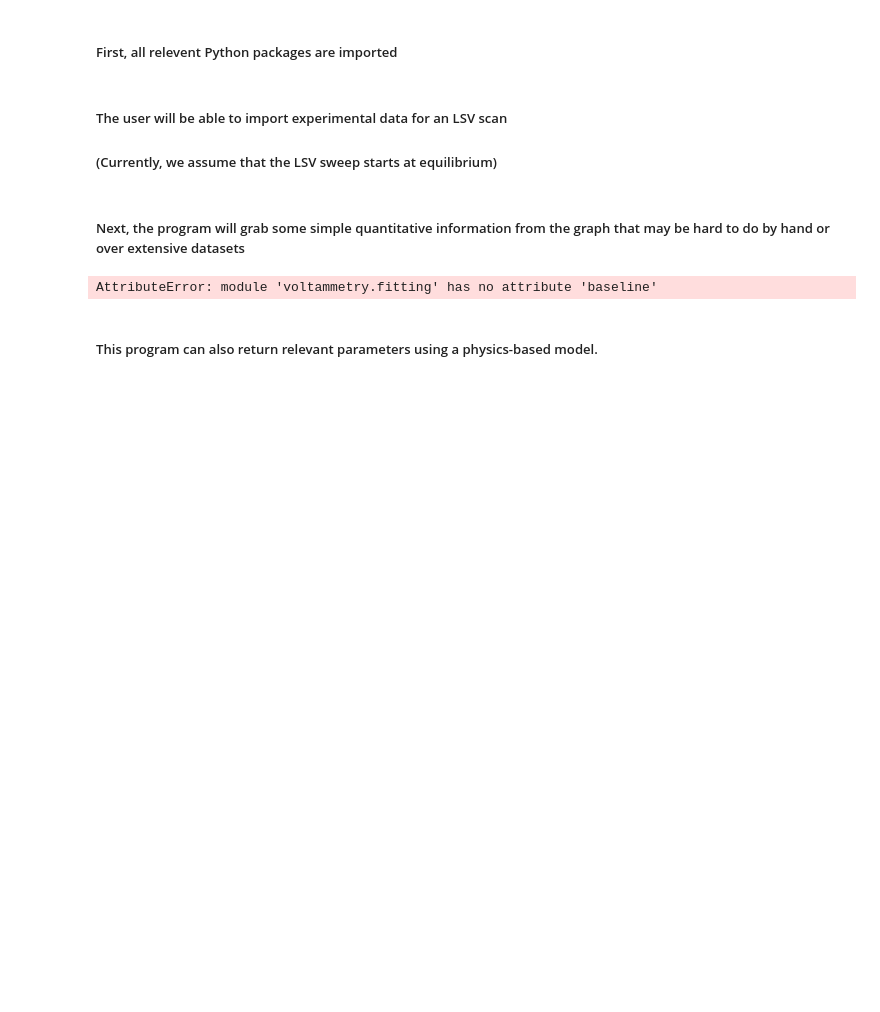
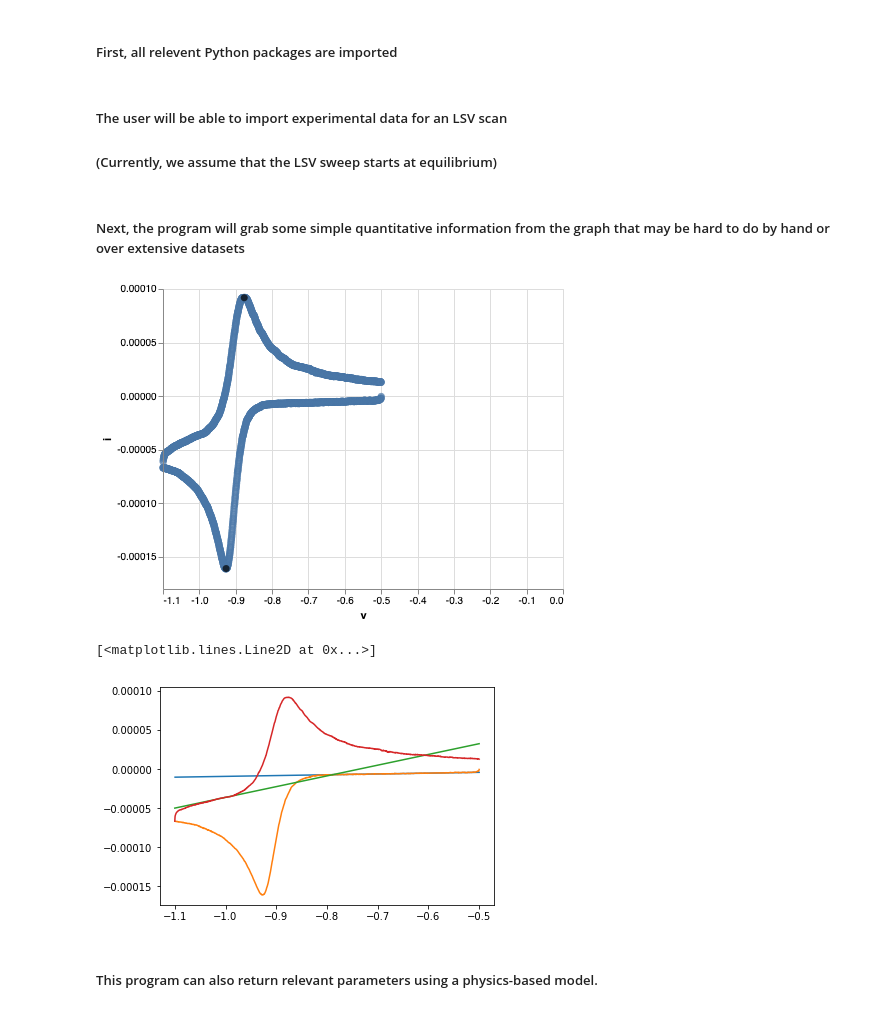
Before and after one commit to kirkpsmith/voltammetry.py, a Jupyter notebook: lsv_example.ipynb, the cells around one changed output. Saved outputs shown, nothing was run; the diff lists cells and outputs as text; code cells hidden in the pictures; blank space fills up the shorter version.

```diff
--- a/lsv_example.ipynb
+++ b/lsv_example.ipynb
@@ -29,35 +30,33 @@ time_exp=rev_exp_data['time(s)'].values
 # %% [markdown]
 ##### Next, the program will grab some simple quantitative information from the graph that may be hard to do by hand or over extensive datasets
 # %%
-data_dir = 'data/*.DTA*'
-n=0
-for filename in glob.iglob(data_dir):
-    if n<= 2:
-        t,i,v = preprocessing.readFile(filename,type='gamry',scan='first')
-        length = len(t)
-        v1, v2 = v[0:int(length/2)], v[int(length/2):]
-        i1, i2 = i[0:int(length/2)], i[int(length/2):]
-        t1, t2 = t[0:int(length/2)], t[int(length/2):]
+t,i,v = preprocessing.readFile('data/10mM_F2CA_1M_KOH_pH_14_100mV.DTA',type='gamry',scan='first')
+length = len(t)
+v1, v2 = v[0:int(length/2)], v[int(length/2):]
+i1, i2 = i[0:int(length/2)], i[int(length/2):]
+t1, t2 = t[0:int(length/2)], t[int(length/2):]
 
-        peak_list = []
+peak_list = []
 
-        _, v_peaks, i_peaks = fitting.peak_find(v1,i1,v2,i2)
-        b1, b2 = fitting.baseline(v1,i1,v2,i2)
+_, v_peaks, i_peaks = fitting.peak_find(v1,i1,v2,i2)
+b1, b2 = fitting.baseline(v1,i1,v2,i2)
 
-        print(v_peaks, i_peaks)
+for n in range(len(v_peaks)):
 
-        for n in range(len(v_peaks)):
-
-            peak_list.append([i_peaks[n],v_peaks[n]])
-
-        print(filename)
+    peak_list.append([i_peaks[n],v_peaks[n]])
 
 
-        plotting.plot_voltammogram(t,i,v, peaks = peak_list).display()
 
-    n+=1
+plotting.plot_voltammogram(t,i,v, peaks = peak_list).display()
+
+plt.plot(v1,b1)
+plt.plot(v1,i1)
+plt.plot(v2,b2)
+plt.plot(v2,i2)
 # %% [output]
+[figure, added]
-AttributeError: module 'voltammetry.fitting' has no attribute 'baseline'
+[<matplotlib.lines.Line2D at 0x...>]
+[figure, added]
 # %% [markdown]
 ##### This program can also return relevant parameters using a physics-based model.
 # %%
```
Also changed, not shown: parts of 6 cells of this notebook, 1 other file.
